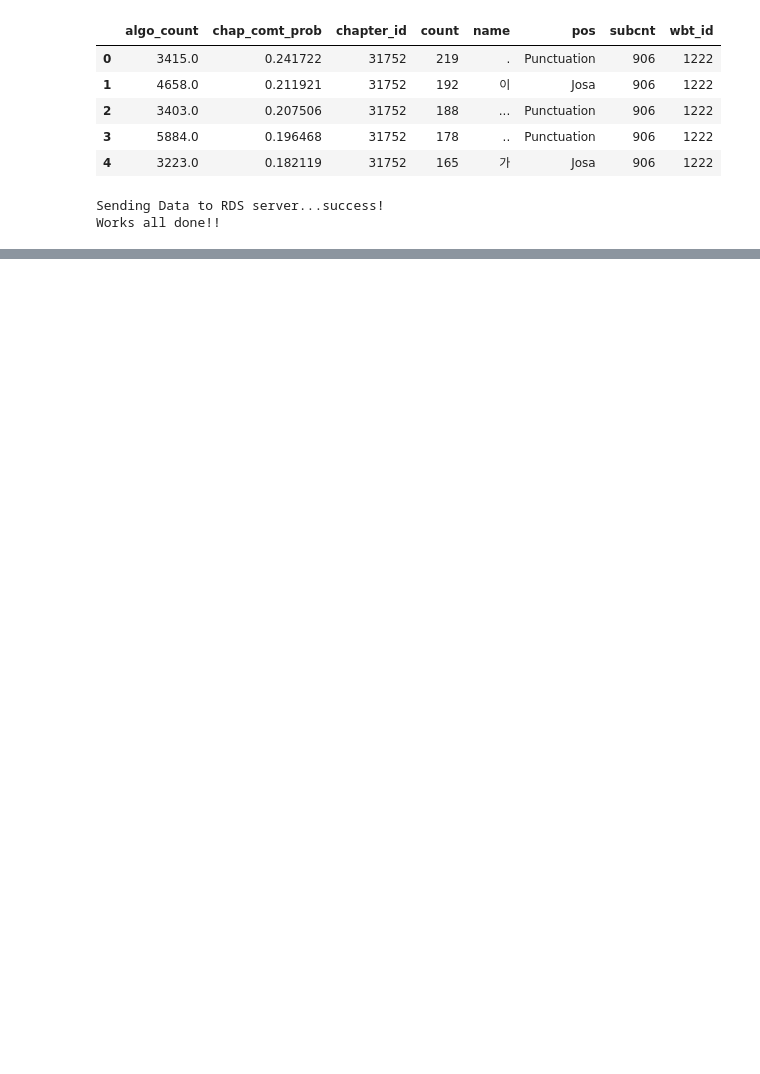
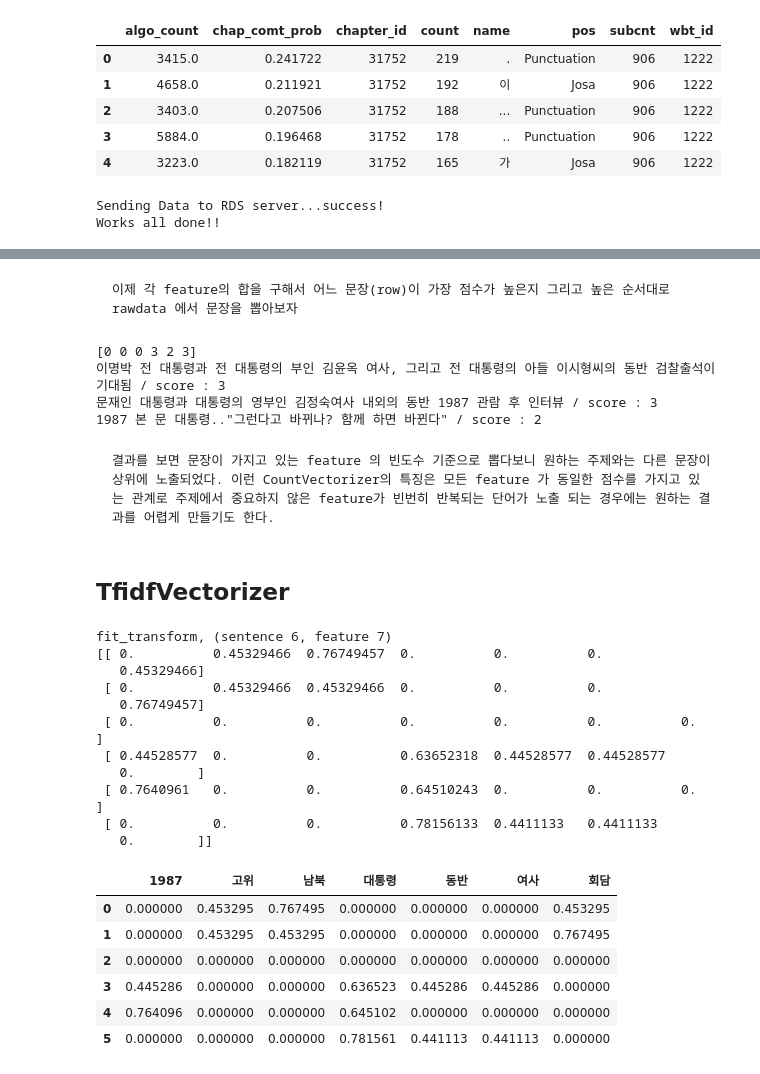
Before and after one commit to brightscannon/Webtoon_recommand_system, a Jupyter notebook: 02_Daum_text_preprocessing.ipynb, the cells around one changed output, grey strips where cells are left out. Drawn from its saved outputs; the diff is of its cells as text; code cells hidden in the pictures; blank space fills up the shorter version.

````diff
--- a/02_Daum_text_preprocessing.ipynb
+++ b/02_Daum_text_preprocessing.ipynb
@@ -350,0 +427,72 @@ Works all done!!
+# %% [markdown]
+```
+이제 각 feature의 합을 구해서 어느 문장(row)이 가장 점수가 높은지 그리고 높은 순서대로 rawdata 에서 문장을 뽑아보자
+```
+# %%
+score = srch_dtm.sum(axis=1)
+print(score)
+# array([0, 0, 3, 2, 3], dtype=int64) 문장별 feature 합계 점수
+
+for i in score.argsort()[::-1]:
+    if score[i] > 0:
+        print('{} / score : {}'.format(rawdata[i], score[i]))
+
+# 이명박 전 대통령과 전 대통령의 부인 김윤옥 여사, 그리고 전 대통령의 아들 이시형씨의 동반 검찰출석이 기대됨 / score : 3
+# 문재인 대통령과 대통령의 영부인 김정숙여사 내외의 동반 1987 관람 후 인터뷰 / score : 3
+# 1987 본 문 대통령.."그런다고 바뀌나? 함께 하면 바뀐다" / score : 2
+# %% [output]
+[0 0 0 3 2 3]
+이명박 전 대통령과 전 대통령의 부인 김윤옥 여사, 그리고 전 대통령의 아들 이시형씨의 동반 검찰출석이 기대됨 / score : 3
+문재인 대통령과 대통령의 영부인 김정숙여사 내외의 동반 1987 관람 후 인터뷰 / score : 3
+1987 본 문 대통령.."그런다고 바뀌나? 함께 하면 바뀐다" / score : 2
+# %% [markdown]
+```
+결과를 보면 문장이 가지고 있는 feature 의 빈도수 기준으로 뽑다보니 원하는 주제와는 다른 문장이 상위에 노출되었다. 이런 CountVectorizer의 특징은 모든 feature 가 동일한 점수를 가지고 있는 관계로 주제에서 중요하지 않은 feature가 빈번히 반복되는 단어가 노출 되는 경우에는 원하는 결과를 어렵게 만들기도 한다.
+```
+# %% [markdown]
+## TfidfVectorizer
+# %%
+vectorize = TfidfVectorizer(
+    tokenizer=tokenizer,
+    min_df=2,
+
+    sublinear_tf=True    # tf값에 1+log(tf)를 적용하여 tf값이 무한정 커지는 것을 막음
+)
+X = vectorize.fit_transform(rawdata)
+
+print(
+    'fit_transform, (sentence {}, feature {})'.format(X.shape[0], X.shape[1])
+)
+# fit_transform, (sentence 5, feature 7)
+
+print(X.toarray())
+
+# ([[0.        , 0.40824829, 0.81649658, 0.        , 0.        , 0.        , 0.40824829],
+# [0.        , 0.40824829, 0.40824829, 0.        , 0.        , 0.        , 0.81649658],
+# [0.41680418, 0.        , 0.        , 0.69197025, 0.41680418, 0.41680418, 0.        ],
+# [0.76944707, 0.        , 0.        , 0.63871058, 0.        , 0.        , 0.        ],
+# [0.        , 0.        , 0.        , 0.8695635 , 0.34918428, 0.34918428, 0.        ]])
+
+# 문장에서 뽑아낸 feature 들의 배열
+features = vectorize.get_feature_names()
+df = pd.DataFrame(X.toarray(), columns=features)
+df
+# %% [output]
+fit_transform, (sentence 6, feature 7)
+[[ 0.          0.45329466  0.76749457  0.          0.          0.
+   0.45329466]
+ [ 0.          0.45329466  0.45329466  0.          0.          0.
+   0.76749457]
+ [ 0.          0.          0.          0.          0.          0.          0.        ]
+ [ 0.44528577  0.          0.          0.63652318  0.44528577  0.44528577
+   0.        ]
+ [ 0.7640961   0.          0.          0.64510243  0.          0.          0.        ]
+ [ 0.          0.          0.          0.78156133  0.4411133   0.4411133
+   0.        ]]
+|  | 1987 | 고위 | 남북 | 대통령 | 동반 | 여사 | 회담 |
+| 0 | 0.000000 | 0.453295 | 0.767495 | 0.000000 | 0.000000 | 0.000000 | 0.453295 |
+| 1 | 0.000000 | 0.453295 | 0.453295 | 0.000000 | 0.000000 | 0.000000 | 0.767495 |
+| 2 | 0.000000 | 0.000000 | 0.000000 | 0.000000 | 0.000000 | 0.000000 | 0.000000 |
+| 3 | 0.445286 | 0.000000 | 0.000000 | 0.636523 | 0.445286 | 0.445286 | 0.000000 |
+| 4 | 0.764096 | 0.000000 | 0.000000 | 0.645102 | 0.000000 | 0.000000 | 0.000000 |
+| 5 | 0.000000 | 0.000000 | 0.000000 | 0.781561 | 0.441113 | 0.441113 | 0.000000 |
````
Also changed, not shown: parts of 21 cells of this notebook.
